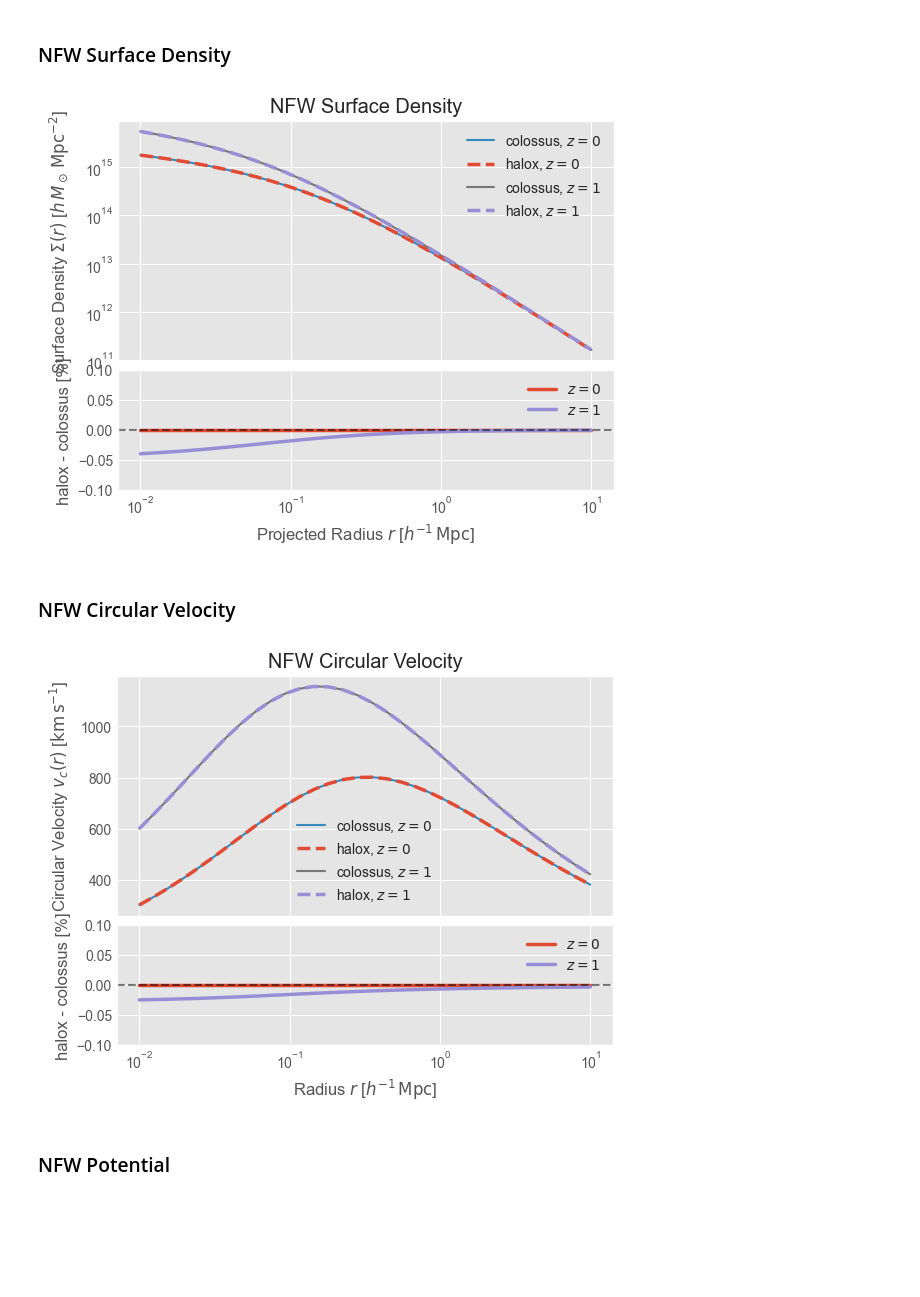
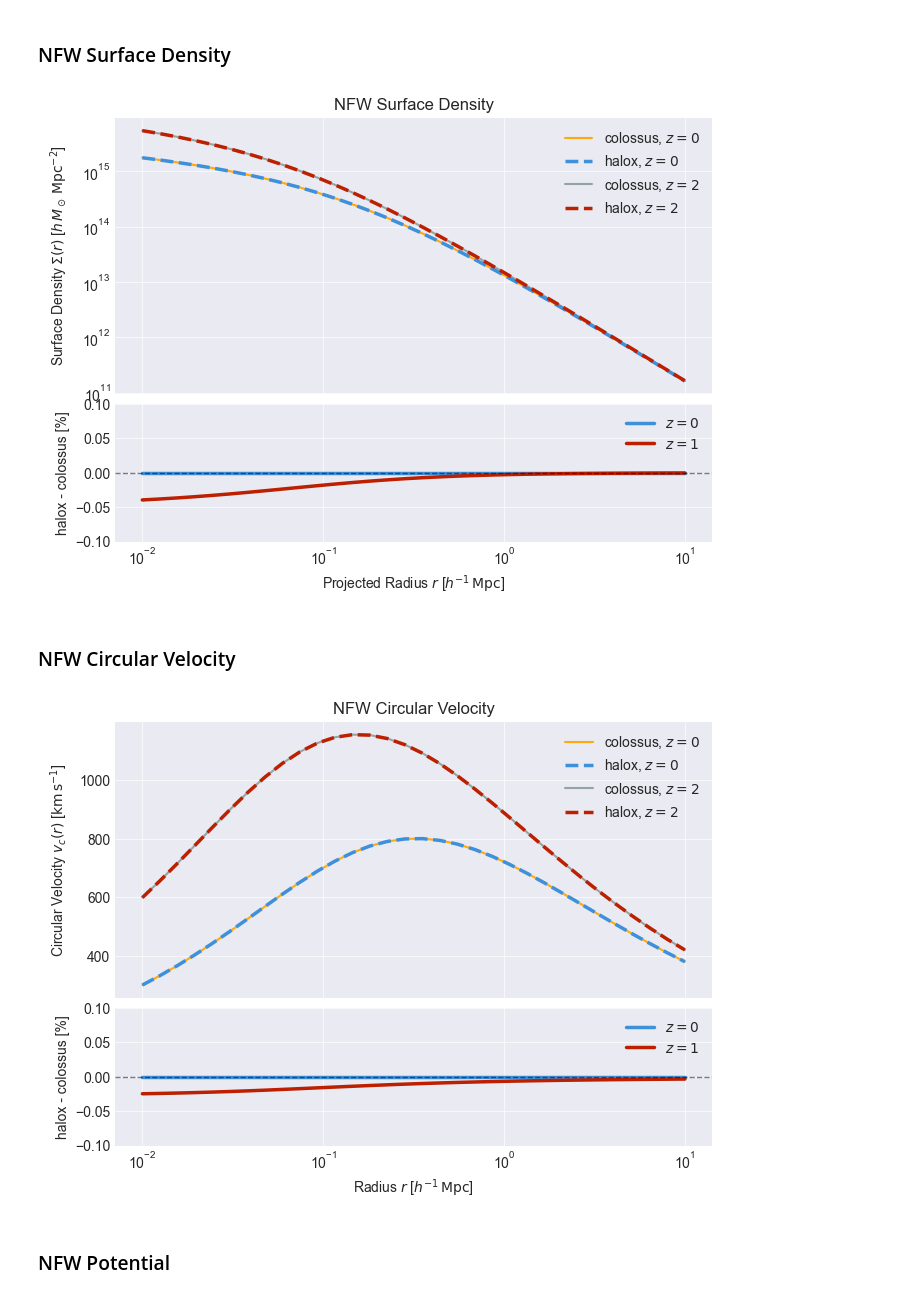
Before and after one commit to fkeruzore/halox, a Jupyter notebook: notebooks/halox_vs_colossus.ipynb, the cells around one changed output. Cells and saved outputs as stored; diff of their text form; code cells hidden in the pictures; blank space fills up the shorter version.

Commit message:
small tweaks to colossus comparison notebook

```diff
--- a/notebooks/halox_vs_colossus.ipynb
+++ b/notebooks/halox_vs_colossus.ipynb
@@ -20,16 +20,16 @@ from colossus.lss import mass_function, peaks, bias as colossus_bias
 import colossus.cosmology.cosmology as cc
 from colossus.utils.constants import G as Gcol
 
-print(Gcol)
-
 # gala for potentials
 import gala.potential.potential as gp
 from gala.units import galactic
 
+print(Gcol)
+
 jax.config.update("jax_enable_x64", True)  # double precision is, th
 
 print(plt.style.available)
-plt.style.use(["seaborn-v0_8-darkgrid", "ggplot"])
+plt.style.use(["seaborn-v0_8-darkgrid", "petroff10"])
 plt.rcParams.update({"xtick.direction": "in", "ytick.direction": "in"})
 # %% [output]
 4.300917270038e-06
@@ -77,7 +77,7 @@ cc.addCosmology(
 cosmo_colossus_alt = "low_s8"
 # %%
 def create_comparison_plot():
-    fig = plt.figure()
+    fig = plt.figure(figsize=(7.7, 5.5))
     gs = gridspec.GridSpec(2, 1, height_ratios=[2, 1], hspace=0.05)
     ax_main = fig.add_subplot(gs[0])
     ax_ratio = fig.add_subplot(gs[1], sharex=ax_main)
@@ -282,37 +248,37 @@ ax_main.loglog(r, sigma_surf_halox[0.0], label="halox, $z=0$", **style_kw[1])
 
 # z=2.0
 ax_main.loglog(
-    r, sigma_surf_colossus[2.0], label="colossus, $z=1$", **style_kw[2]
+    r, sigma_surf_colossus[2.0], label="colossus, $z=2$", **style_kw[2]
 )
-ax_main.loglog(r, sigma_surf_halox[2.0], label="halox, $z=1$", **style_kw[3])
+ax_main.loglog(r, sigma_surf_halox[2.0], label="halox, $z=2$", **style_kw[3])
 
 ax_main.set_ylabel(
     r"Surface Density $\Sigma(r)$ [$h \, M_\odot \, {\rm Mpc}^{-2}$]"
 )
 ax_main.set_title("NFW Surface Density")
 ax_main.legend()
 
 # Ratio panel: relative differences for both redshifts
 ratio_z0 = (
     sigma_surf_halox[0.0] / sigma_surf_colossus[0.0] - 1.0
 ) * 100  # Convert to %
 ratio_z1 = (
     sigma_surf_halox[2.0] / sigma_surf_colossus[2.0] - 1.0
 ) * 100  # Convert to %
 
 ax_ratio.semilogx(r, ratio_z0, label="$z=0$", **style_kw[-3])
 ax_ratio.semilogx(r, ratio_z1, label="$z=1$", **style_kw[-2])
 
 ax_ratio.axhline(0.0, color="k", linestyle="--", alpha=0.5)
 ax_ratio.set_xlabel(r"Projected Radius $r$ [$h^{-1} \, {\rm Mpc}$]")
 ax_ratio.set_ylabel("halox - colossus [%]")
 ax_ratio.set_ylim(-0.1, 0.1)
 ax_ratio.legend()
 
 # Align y-axis labels
 fig.align_labels([ax_main, ax_ratio])
 # %% [output]
-[figure, old version]
+[figure, new version]
 # %% [markdown]
 ### NFW Circular Velocity
 # %%
@@ -340,8 +306,8 @@ ax_main.semilogx(r, v_c_colossus[0.0], label="colossus, $z=0$", **style_kw[0])
 ax_main.semilogx(r, v_c_halox[0.0], label="halox, $z=0$", **style_kw[1])
 
 # z=2.0
-ax_main.semilogx(r, v_c_colossus[2.0], label="colossus, $z=1$", **style_kw[2])
-ax_main.semilogx(r, v_c_halox[2.0], label="halox, $z=1$", **style_kw[3])
+ax_main.semilogx(r, v_c_colossus[2.0], label="colossus, $z=2$", **style_kw[2])
+ax_main.semilogx(r, v_c_halox[2.0], label="halox, $z=2$", **style_kw[3])
 
 ax_main.set_ylabel(r"Circular Velocity $v_c(r)$ [${\rm km} \, {\rm s}^{-1}$]")
 ax_main.set_title("NFW Circular Velocity")
@@ -363,7 +329,7 @@ ax_ratio.legend()
 # Align y-axis labels
 fig.align_labels([ax_main, ax_ratio])
 # %% [output]
-[figure, old version]
+[figure, new version]
 # %% [markdown]
 ### NFW Potential
 # %%
```
Also changed, not shown: parts of 19 cells of this notebook.
